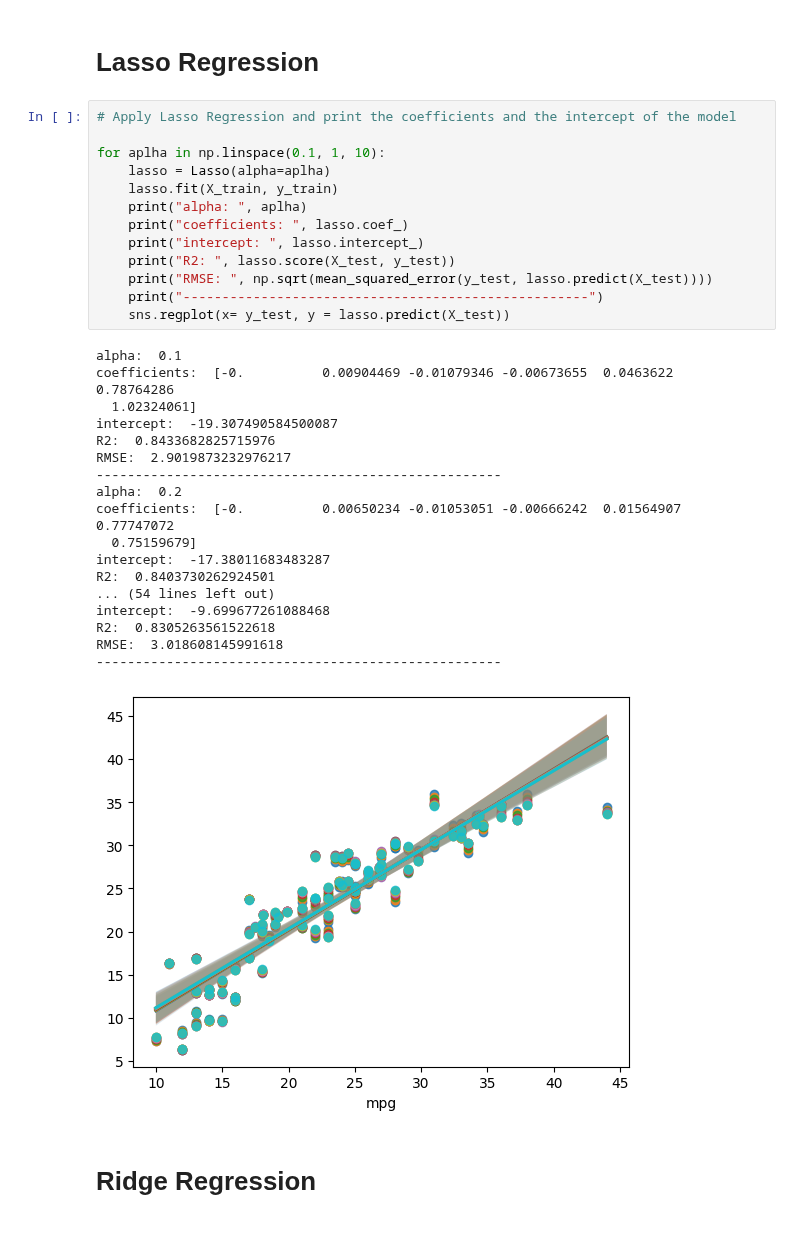
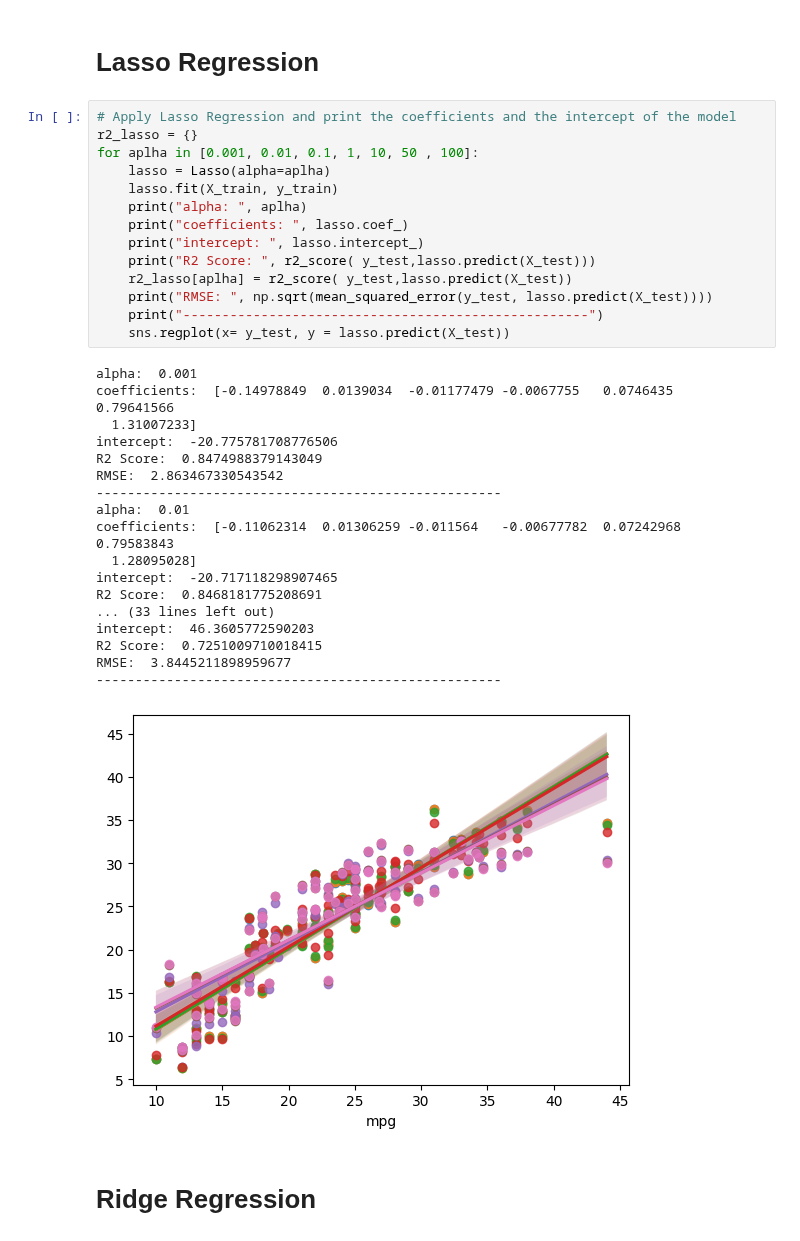
Before and after one commit to Harsh502s/ML-Assignments, a Jupyter notebook: ML-MF Pesentation/Presentation.ipynb, the cells around one changed output. Saved outputs shown, nothing was run; the diff lists cells and outputs as text.

```diff
--- a/ML-MF Pesentation/Presentation.ipynb
+++ b/ML-MF Pesentation/Presentation.ipynb
@@ -118,36 +118,37 @@ X_train, X_test, y_train, y_test = train_test_split(
 # Lasso Regression
 # %%
 # Apply Lasso Regression and print the coefficients and the intercept of the model
-
-for aplha in np.linspace(0.1, 1, 10):
+r2_lasso = {}
+for aplha in [0.001, 0.01, 0.1, 1, 10, 50 , 100]:
     lasso = Lasso(alpha=aplha)
     lasso.fit(X_train, y_train)
     print("alpha: ", aplha)
     print("coefficients: ", lasso.coef_)
     print("intercept: ", lasso.intercept_)
-    print("R2: ", lasso.score(X_test, y_test))
+    print("R2 Score: ", r2_score( y_test,lasso.predict(X_test)))
+    r2_lasso[aplha] = r2_score( y_test,lasso.predict(X_test))
     print("RMSE: ", np.sqrt(mean_squared_error(y_test, lasso.predict(X_test))))
     print("----------------------------------------------------")
     sns.regplot(x= y_test, y = lasso.predict(X_test))
 # %% [output]
-alpha:  0.1
-coefficients:  [-0.          0.00904469 -0.01079346 -0.00673655  0.0463622   0.78764286
-  1.02324061]
-intercept:  -19.307490584500087
-R2:  0.8433682825715976
-RMSE:  2.9019873232976217
+alpha:  0.001
+coefficients:  [-0.14978849  0.0139034  -0.01177479 -0.0067755   0.0746435   0.79641566
+  1.31007233]
+intercept:  -20.775781708776506
+R2 Score:  0.8474988379143049
+RMSE:  2.863467330543542
 ----------------------------------------------------
-alpha:  0.2
-coefficients:  [-0.          0.00650234 -0.01053051 -0.00666242  0.01564907  0.77747072
-  0.75159679]
-intercept:  -17.38011683483287
-R2:  0.8403730262924501
-... (54 lines left out)
-intercept:  -9.699677261088468
-R2:  0.8305263561522618
-RMSE:  3.018608145991618
+alpha:  0.01
+coefficients:  [-0.11062314  0.01306259 -0.011564   -0.00677782  0.07242968  0.79583843
+  1.28095028]
+intercept:  -20.717118298907465
+R2 Score:  0.8468181775208691
+... (33 lines left out)
+intercept:  46.3605772590203
+R2 Score:  0.7251009710018415
+RMSE:  3.8445211898959677
 ----------------------------------------------------
-[figure, old version]
+[figure, new version]
 # %% [markdown]
 # Ridge Regression
 # %%
```
Also changed, not shown: parts of 4 cells of this notebook.
